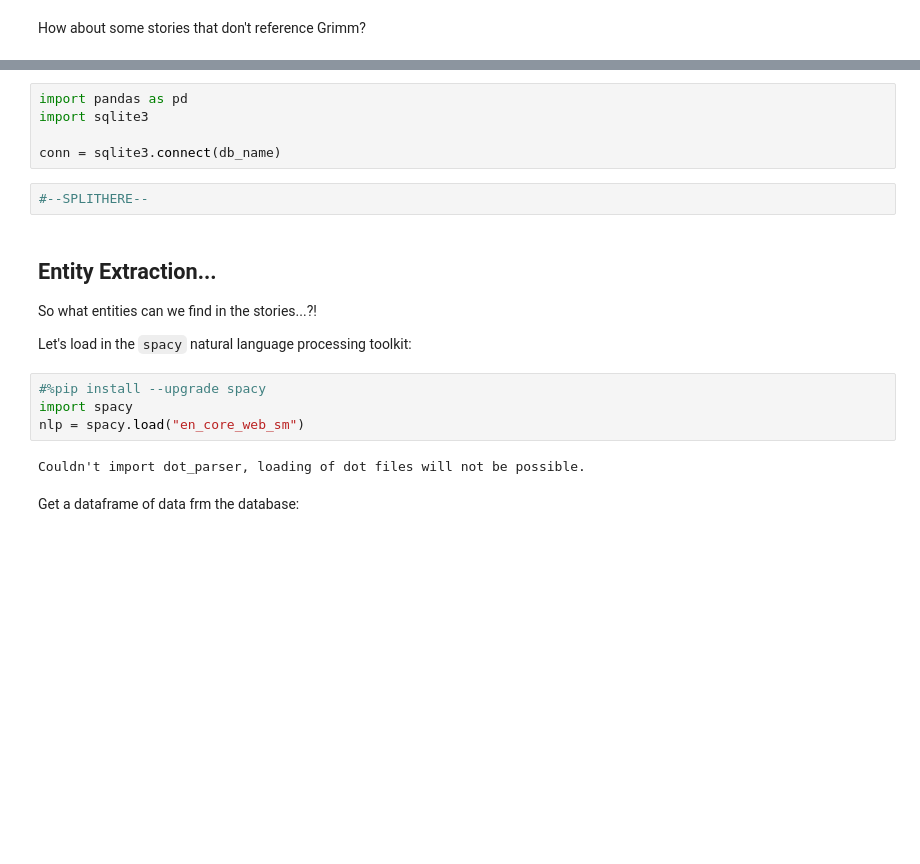
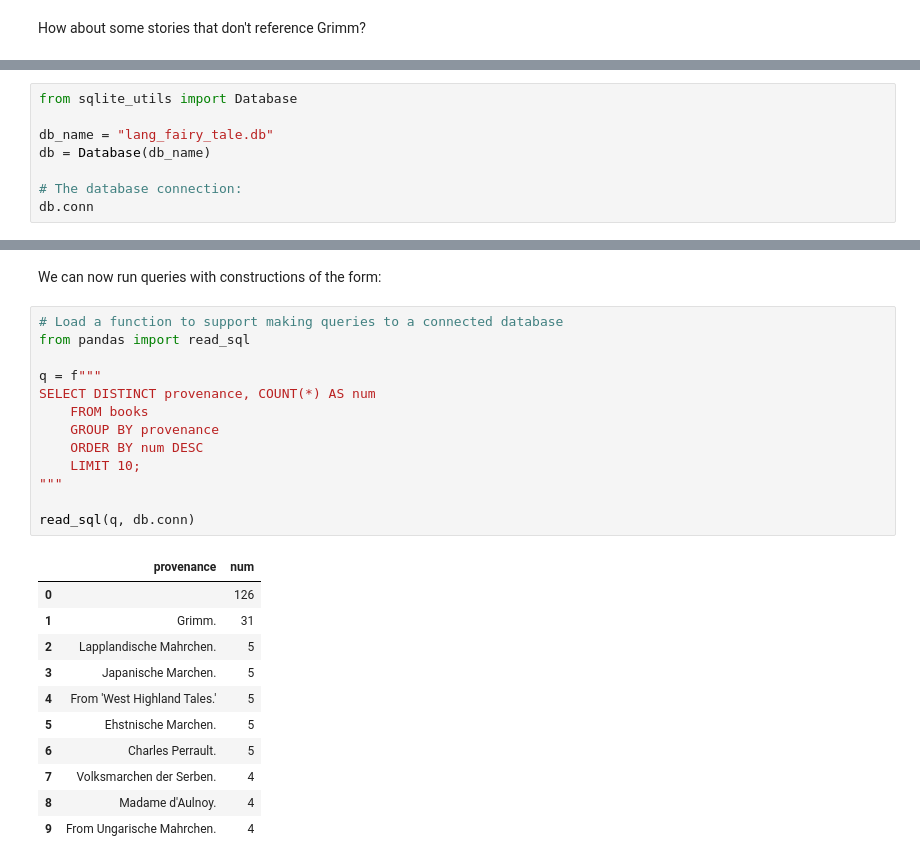
Before and after one commit to psychemedia/storynotes, a Jupyter notebook: lang-fairy-books-db.ipynb, the cells around one changed output, grey strips where cells are left out. Drawn from its saved outputs; the diff is of its cells as text; blank space fills up the shorter version.

Commit message:
Updates to lang

```diff
--- a/lang-fairy-books-db.ipynb
+++ b/lang-fairy-books-db.ipynb
@@ -830,0 +860,8 @@ Hmm.. it seemed like there were more mentions of Grimm than that?
+# %%
+from sqlite_utils import Database
+
+db_name = "lang_fairy_tale.db"
+db = Database(db_name)
+
+# The database connection:
+db.conn
@@ -835,21 +889,27 @@ For convenience, let's set up a database connection so we can easily run *pandas
+# %% [markdown]
+We can now run queries with constructions of the form:
 # %%
-import pandas as pd
-import sqlite3
+# Load a function to support making queries to a connected database
+from pandas import read_sql
 
-conn = sqlite3.connect(db_name)
+q = f"""
+SELECT DISTINCT provenance, COUNT(*) AS num
+    FROM books
+    GROUP BY provenance
+    ORDER BY num DESC
+    LIMIT 10;
+"""
+
+read_sql(q, db.conn)
+# %% [output]
+|  | provenance | num |
+| 0 |  | 126 |
+| 1 | Grimm. | 31 |
+| 2 | Lapplandische Mahrchen. | 5 |
+| 3 | Japanische Marchen. | 5 |
+| 4 | From 'West Highland Tales.' | 5 |
+| 5 | Ehstnische Marchen. | 5 |
+| 6 | Charles Perrault. | 5 |
+| 7 | Volksmarchen der Serben. | 4 |
+| 8 | Madame d'Aulnoy. | 4 |
+| 9 | From Ungarische Mahrchen. | 4 |
-# %%
-#--SPLITHERE--
-# %% [markdown]
-## Entity Extraction...
-
-So what entities can we find in the stories...?!
-
-Let's load in the `spacy` natural language processing toolkit:
-# %%
-#%pip install --upgrade spacy
-import spacy
-nlp = spacy.load("en_core_web_sm")
-# %% [output]
-Couldn't import dot_parser, loading of dot files will not be possible.
-# %% [markdown]
-Get a dataframe of data frm the database:
```
Also changed, not shown: parts of 117 cells of this notebook, 27 other files.
